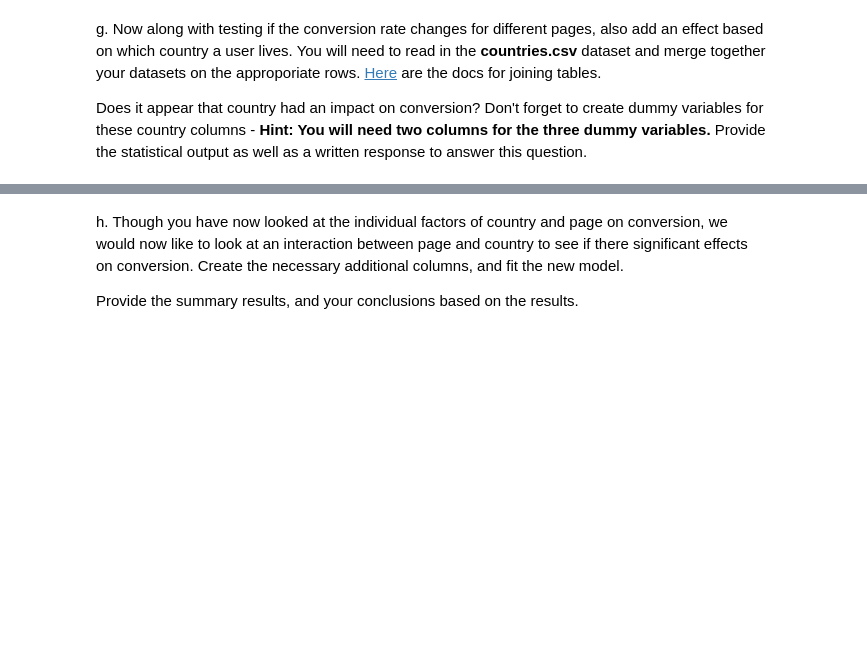
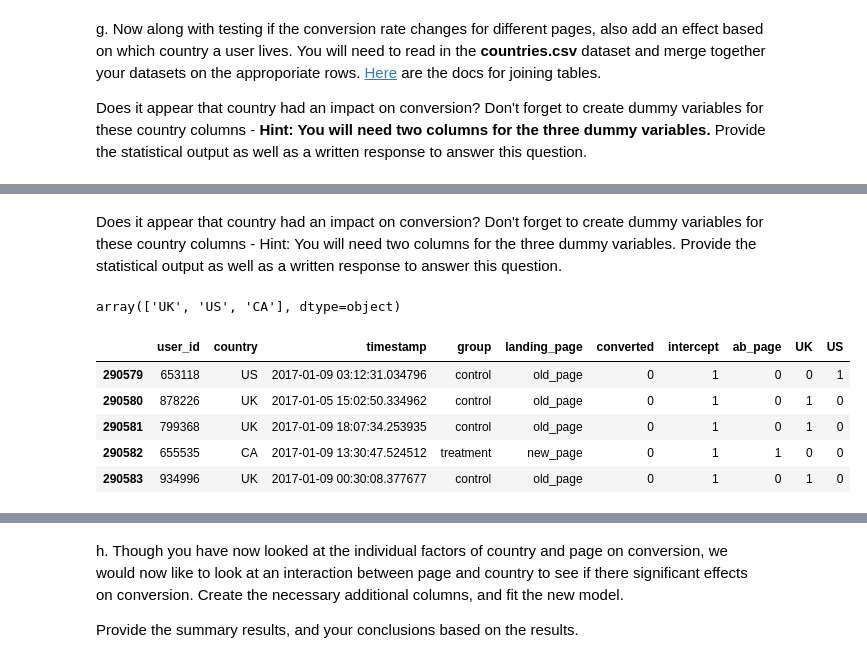
Before and after one commit to ldemastersmith/demo-Analyze-AB-Test-Results, a Jupyter notebook: Analyze_ab_test_results_notebook.ipynb, the cells around one changed output, grey strips where cells are left out. Drawn from its saved outputs; the diff is of its cells as text; code cells hidden in the pictures; blank space fills up the shorter version.

```diff
--- a/Analyze_ab_test_results_notebook.ipynb
+++ b/Analyze_ab_test_results_notebook.ipynb
@@ -616,4 +663,7 @@ g. Now along with testing if the conversion rate changes for different pages, al
 Does it appear that country had an impact on conversion?  Don't forget to create dummy variables for these country columns - **Hint: You will need two columns for the three dummy variables.** Provide the statistical output as well as a written response to answer this question.
 # %%
 countries_df = pd.read_csv('./countries.csv')
-df_new = countries_df.set_index('user_id').join(df2.set_index('user_id'), how='inner')
+countries_df.head()
+#df_new = countries_df.set_index('user_id').join(df3.set_index('user_id'), how='inner')
+df_new = countries_df.join(df3.set_index('user_id'),on='user_id',how='inner')
+df_new.head()
@@ -619,0 +677,25 @@ df_new = countries_df.set_index('user_id').join(df2.set_index('user_id'), how='i
+# %% [markdown]
+Does it appear that country had an impact on conversion? Don't forget to create dummy variables for these country columns - Hint: You will need two columns for the three dummy variables. Provide the statistical output as well as a written response to answer this question.
+# %%
+#check the new df for which unique entries exist in the "country" column
+df_new['country'].unique()
+# %% [output]
+array(['UK', 'US', 'CA'], dtype=object)
+# %%
+# definethe intercept as == 1
+df_new['intercept'] = 1
+
+# the following returns all dummy columns, but is redundant. one of the dummy columns is not needed
+df_new[['CA','UK', 'US']] = pd.get_dummies(df_new['country'])
+
+# drop the first dummy variable (country == 'CA'), since only n-1 dummy variables are needed
+# this dropped dummy will become a baseline variable
+df_new = df_new.drop('CA', axis = 1)
+df_new.tail()
+# %% [output]
+|  | user_id | country | timestamp | group | landing_page | converted | intercept | ab_page | UK | US |
+| 290579 | 653118 | US | 2017-01-09 03:12:31.034796 | control | old_page | 0 | 1 | 0 | 0 | 1 |
+| 290580 | 878226 | UK | 2017-01-05 15:02:50.334962 | control | old_page | 0 | 1 | 0 | 1 | 0 |
+| 290581 | 799368 | UK | 2017-01-09 18:07:34.253935 | control | old_page | 0 | 1 | 0 | 1 | 0 |
+| 290582 | 655535 | CA | 2017-01-09 13:30:47.524512 | treatment | new_page | 0 | 1 | 1 | 0 | 0 |
+| 290583 | 934996 | UK | 2017-01-09 00:30:08.377677 | control | old_page | 0 | 1 | 0 | 1 | 0 |
```
Also changed, not shown: parts of 42 cells of this notebook.
